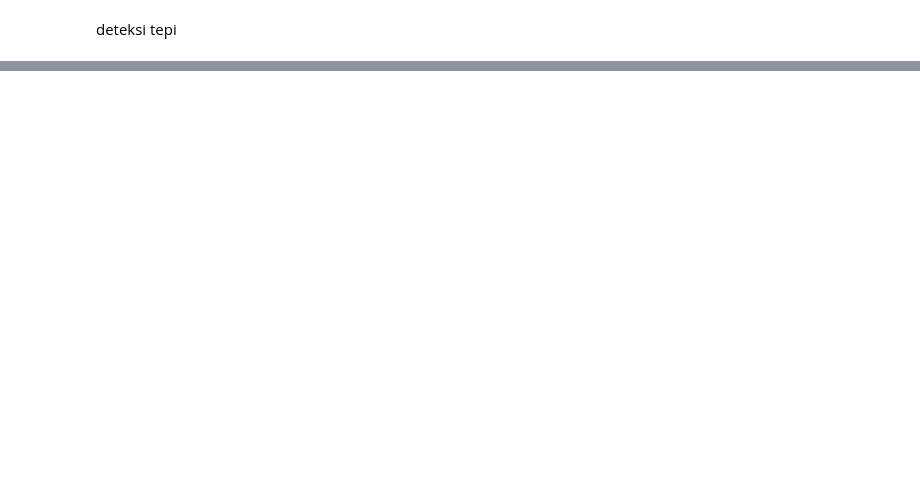
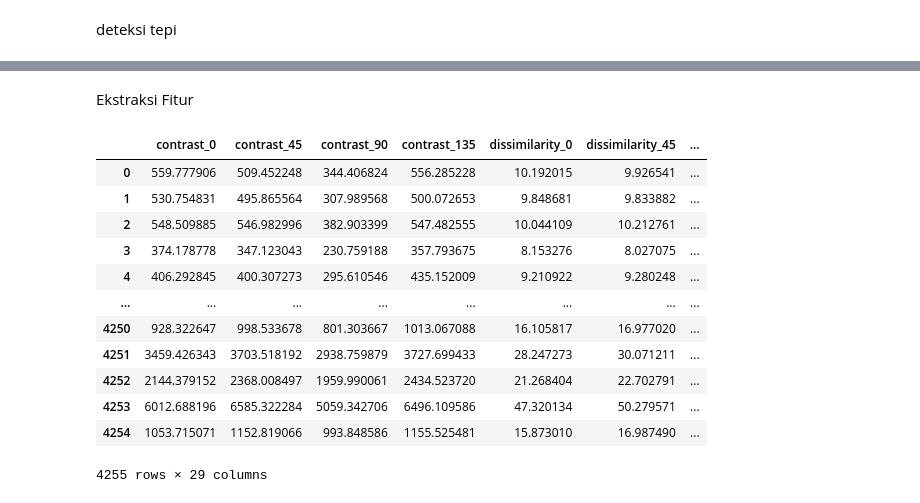
Before and after one commit to ZidanIkram/Project_PCD, a Jupyter notebook: TubesTumor.ipynb, the cells around one changed output, grey strips where cells are left out. Saved outputs shown, nothing was run; the diff lists cells and outputs as text; code cells hidden in the pictures; blank space fills up the shorter version.

Commit message:
ekstraksi fitur

```diff
--- a/TubesTumor.ipynb
+++ b/TubesTumor.ipynb
@@ -284,0 +285,61 @@ plt.show()
+# %% [markdown]
+Ekstraksi Fitur
+# %%
+import os
+import pandas as pd
+import numpy as np
+import cv2 as cv
+from skimage.feature import graycomatrix, graycoprops
+
+def insertGambar(folder):
+    images = []
+    filenames = []
+    labels = []
+
+    for label in os.listdir(folder):
+        for filename in os.listdir(os.path.join(folder, label)):
+            img = cv.imread(os.path.join(folder, label, filename), cv.IMREAD_GRAYSCALE)
+            filenames.append(filename)
+            labels.append(label)
+            if img is not None:
+                images.append(img)
+    return images, filenames, labels
+
+images, filenames, labels = insertGambar("dataset")
+
+def extract_glcm_features(images, labels, distances=[5], angles=[0, np.pi/4, np.pi/2, 3*np.pi/4], levels=256, symmetric=True, normed=True):
+    features = ['contrast', 'dissimilarity', 'homogeneity', 'energy', 'correlation']
+    angle_labels = ['0', '45', '90', '135']
+    df_data = pd.DataFrame()
+    for i, image in enumerate(images):
+        image = image.astype(int)
+        glcm = graycomatrix(image, distances, angles, levels, symmetric, normed)
+        for feature in features:
+            for angle, angle_label in zip(angles, angle_labels):
+                feat_a = graycoprops(glcm, feature)[0, int(angle*4/np.pi)]
+                df_data.loc[i, f'{feature}_{angle_label}'] = feat_a
+        for angle, angle_label in zip(angles, angle_labels):
+            asm = np.sum(glcm[:, :, 0, int(angle*4/np.pi)]**2)
+            entropy = -np.sum(glcm[:, :, 0, int(angle*4/np.pi)]*np.log2(glcm[:, :, 0, int(angle*4/np.pi)] + np.finfo(float).eps))
+            df_data.loc[i, f'asm_{angle_label}'] = asm
+            df_data.loc[i, f'entropy_{angle_label}'] = entropy
+        df_data.loc[i, 'label'] = labels[i]
+    return df_data
+
+glcm_features = extract_glcm_features(images, labels)
+# %%
+glcm_features
+# %% [output]
+|  | contrast_0 | contrast_45 | contrast_90 | contrast_135 | dissimilarity_0 | dissimilarity_45 | ... |
+| 0 | 559.777906 | 509.452248 | 344.406824 | 556.285228 | 10.192015 | 9.926541 | ... |
+| 1 | 530.754831 | 495.865564 | 307.989568 | 500.072653 | 9.848681 | 9.833882 | ... |
+| 2 | 548.509885 | 546.982996 | 382.903399 | 547.482555 | 10.044109 | 10.212761 | ... |
+| 3 | 374.178778 | 347.123043 | 230.759188 | 357.793675 | 8.153276 | 8.027075 | ... |
+| 4 | 406.292845 | 400.307273 | 295.610546 | 435.152009 | 9.210922 | 9.280248 | ... |
+| ... | ... | ... | ... | ... | ... | ... | ... |
+| 4250 | 928.322647 | 998.533678 | 801.303667 | 1013.067088 | 16.105817 | 16.977020 | ... |
+| 4251 | 3459.426343 | 3703.518192 | 2938.759879 | 3727.699433 | 28.247273 | 30.071211 | ... |
+| 4252 | 2144.379152 | 2368.008497 | 1959.990061 | 2434.523720 | 21.268404 | 22.702791 | ... |
+| 4253 | 6012.688196 | 6585.322284 | 5059.342706 | 6496.109586 | 47.320134 | 50.279571 | ... |
+| 4254 | 1053.715071 | 1152.819066 | 993.848586 | 1155.525481 | 15.873010 | 16.987490 | ... |
+4255 rows × 29 columns
```
Also changed, not shown: parts of 6 cells of this notebook.
